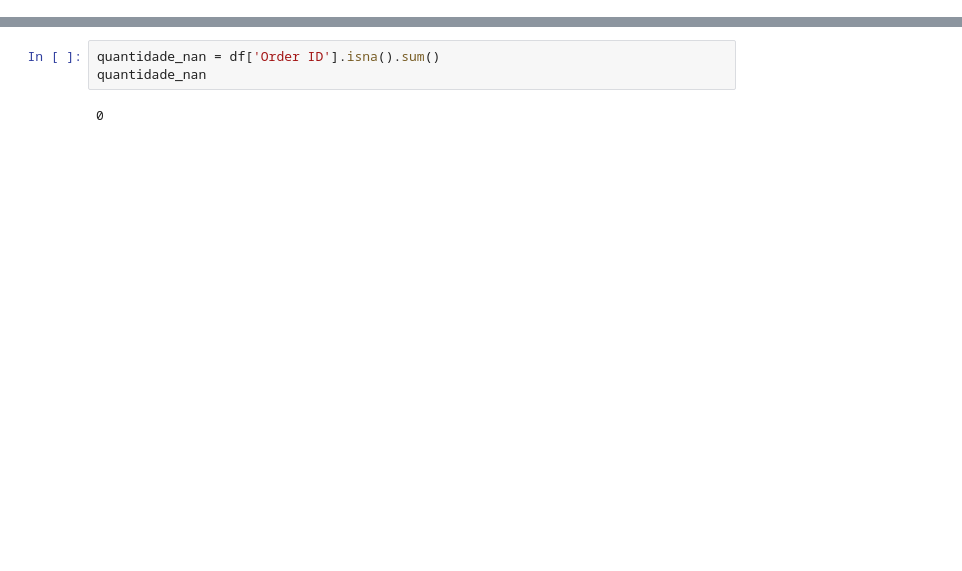
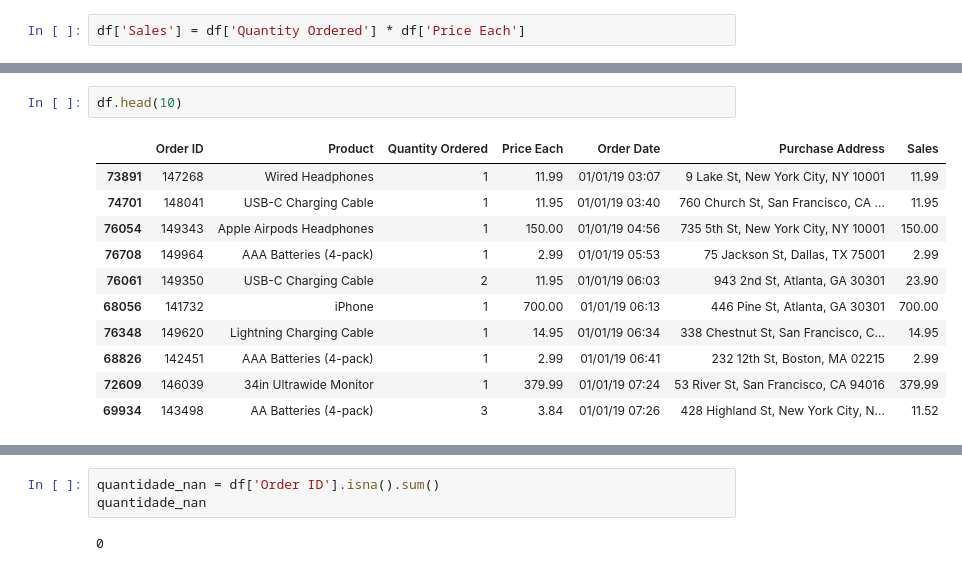
Before and after one commit to guilhermem0101/ml-book-exemplos, a Jupyter notebook: previsao_vendas.ipynb, the cells around one changed output, grey strips where cells are left out. Saved outputs shown, nothing was run; the diff lists cells and outputs as text; blank space fills up the shorter version.

```diff
--- a/previsao_vendas.ipynb
+++ b/previsao_vendas.ipynb
@@ -26,0 +50,2 @@ from mysql.connector.pooling import MySQLConnectionPool
+# %%
+df['Sales'] = df['Quantity Ordered'] * df['Price Each']
@@ -27,3 +68,17 @@ from mysql.connector.pooling import MySQLConnectionPool
+# %%
+df.head(10)
+# %% [output]
+|  | Order ID | Product | Quantity Ordered | Price Each | Order Date | Purchase Address | Sales |
+| 73891 | 147268 | Wired Headphones | 1 | 11.99 | 01/01/19 03:07 | 9 Lake St, New York City, NY 10001 | 11.99 |
+| 74701 | 148041 | USB-C Charging Cable | 1 | 11.95 | 01/01/19 03:40 | 760 Church St, San Francisco, CA ... | 11.95 |
+| 76054 | 149343 | Apple Airpods Headphones | 1 | 150.00 | 01/01/19 04:56 | 735 5th St, New York City, NY 10001 | 150.00 |
+| 76708 | 149964 | AAA Batteries (4-pack) | 1 | 2.99 | 01/01/19 05:53 | 75 Jackson St, Dallas, TX 75001 | 2.99 |
+| 76061 | 149350 | USB-C Charging Cable | 2 | 11.95 | 01/01/19 06:03 | 943 2nd St, Atlanta, GA 30301 | 23.90 |
+| 68056 | 141732 | iPhone | 1 | 700.00 | 01/01/19 06:13 | 446 Pine St, Atlanta, GA 30301 | 700.00 |
+| 76348 | 149620 | Lightning Charging Cable | 1 | 14.95 | 01/01/19 06:34 | 338 Chestnut St, San Francisco, C... | 14.95 |
+| 68826 | 142451 | AAA Batteries (4-pack) | 1 | 2.99 | 01/01/19 06:41 | 232 12th St, Boston, MA 02215 | 2.99 |
+| 72609 | 146039 | 34in Ultrawide Monitor | 1 | 379.99 | 01/01/19 07:24 | 53 River St, San Francisco, CA 94016 | 379.99 |
+| 69934 | 143498 | AA Batteries (4-pack) | 3 | 3.84 | 01/01/19 07:26 | 428 Highland St, New York City, N... | 11.52 |
 # %%
 
 # Especifica o caminho para a pasta que contém os arquivos CSV
```
Also changed, not shown: parts of 28 cells of this notebook.
